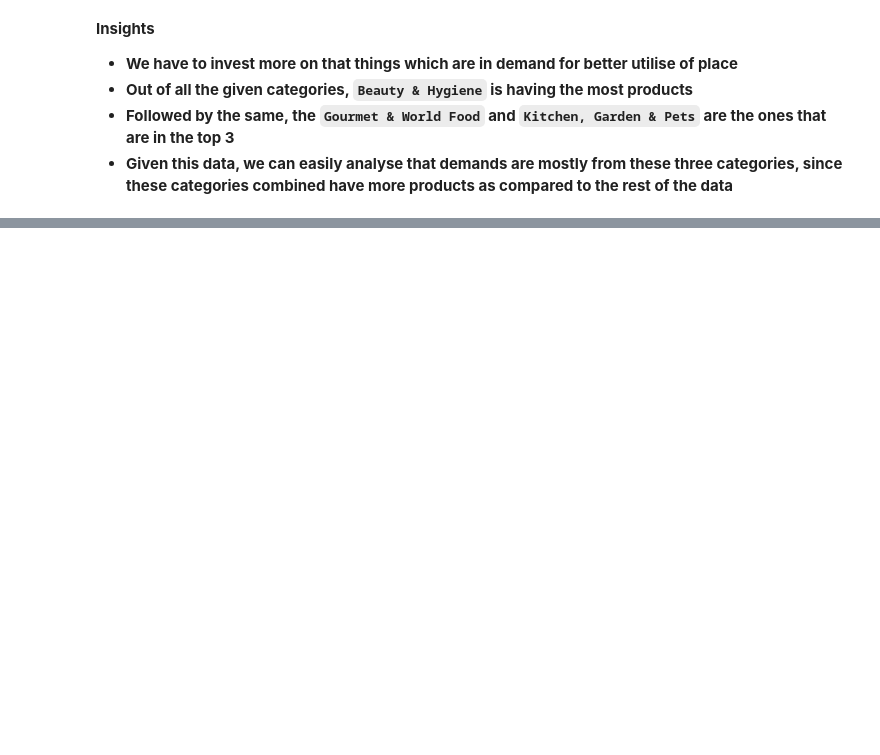
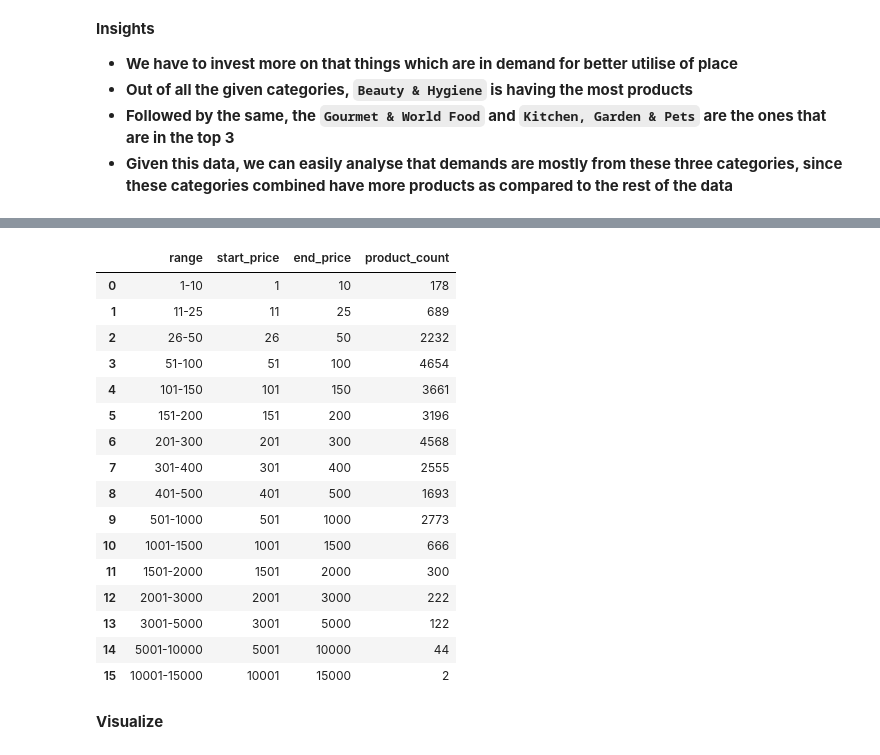
Before and after one commit to quantumhome/DataAnalysisCaseStudy, a Jupyter notebook: 31stMay_BigBasket_Dev.ipynb, the cells around one changed output, grey strips where cells are left out. Saved outputs shown, nothing was run; the diff lists cells and outputs as text; code cells hidden in the pictures; blank space fills up the shorter version.

```diff
--- a/31stMay_BigBasket_Dev.ipynb
+++ b/31stMay_BigBasket_Dev.ipynb
@@ -198,0 +511,25 @@ fig.show()
+# %%
+for idx, rows in range_data.iterrows():
+  range_data.at[idx, "product_count"] = len(df["product"][(df["sale_price"]>=rows["start_price"]) & (df["sale_price"]<=rows["end_price"])])
+# %%
+range_data
+# %% [output]
+|  | range | start_price | end_price | product_count |
+| 0 | 1-10 | 1 | 10 | 178 |
+| 1 | 11-25 | 11 | 25 | 689 |
+| 2 | 26-50 | 26 | 50 | 2232 |
+| 3 | 51-100 | 51 | 100 | 4654 |
+| 4 | 101-150 | 101 | 150 | 3661 |
+| 5 | 151-200 | 151 | 200 | 3196 |
+| 6 | 201-300 | 201 | 300 | 4568 |
+| 7 | 301-400 | 301 | 400 | 2555 |
+| 8 | 401-500 | 401 | 500 | 1693 |
+| 9 | 501-1000 | 501 | 1000 | 2773 |
+| 10 | 1001-1500 | 1001 | 1500 | 666 |
+| 11 | 1501-2000 | 1501 | 2000 | 300 |
+| 12 | 2001-3000 | 2001 | 3000 | 222 |
+| 13 | 3001-5000 | 3001 | 5000 | 122 |
+| 14 | 5001-10000 | 5001 | 10000 | 44 |
+| 15 | 10001-15000 | 10001 | 15000 | 2 |
+# %% [markdown]
+**Visualize**
```
Also changed, not shown: parts of 80 cells of this notebook.
